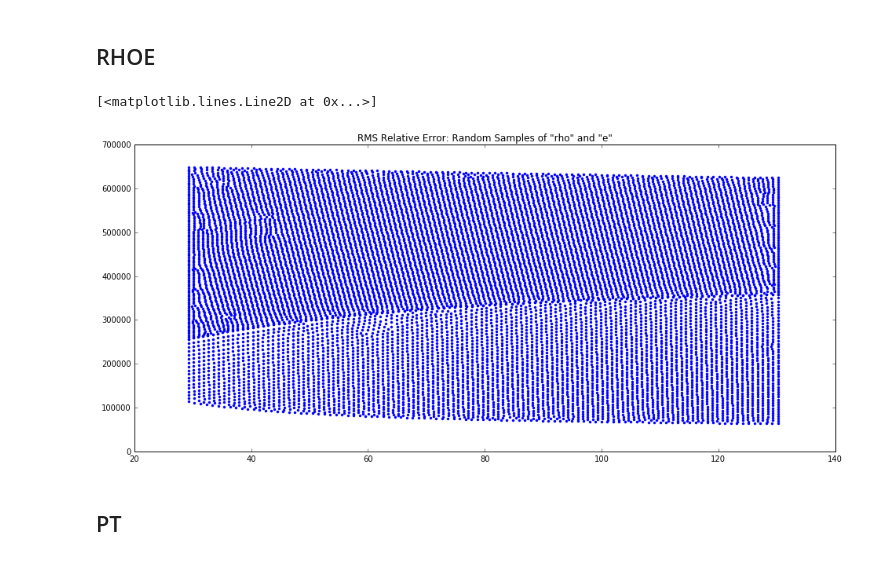
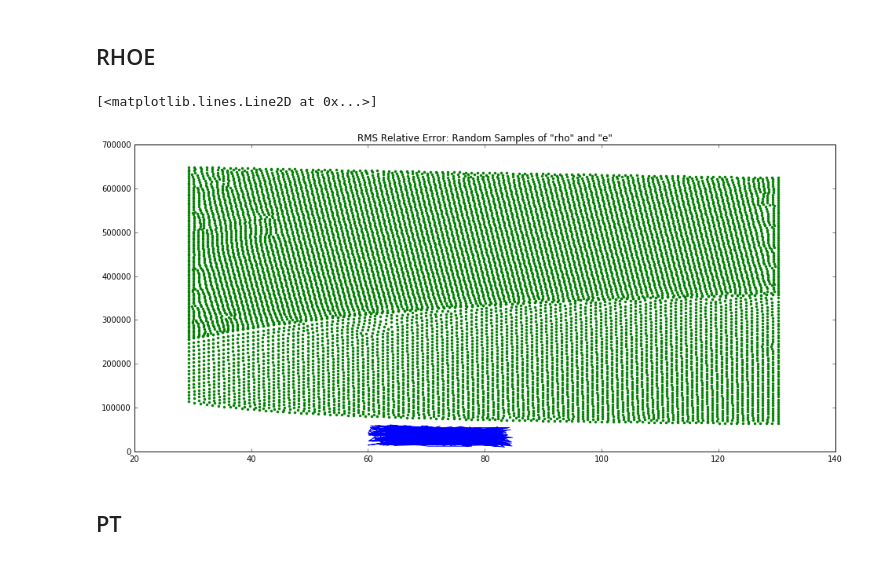
Before and after one commit to MatejKosec/LUTStandAlone, a Jupyter notebook: Verification.ipynb, the cells around one changed output. Drawn from its saved outputs; the diff is of its cells as text; code cells hidden in the pictures.

Commit message:
Implmented RHOE ready for testing

```diff
--- a/Verification.ipynb
+++ b/Verification.ipynb
@@ -109,7 +109,7 @@ def load_interp(filename):
     interp_Mu           = interp_data[:,12];
     #interp_dmudrho_T    = interp_data[:,13];
     #interp_dmudT_rho    = interp_data[:,14];
-    interp_Kt           = interp_data[:,15];
+    interp_Kt           = interp_data[:,13];
     #interp_dktdrho_T    = interp_data[:,16];
     #interp_dktdT_rho    = interp_data[:,17];
     return
@@ -221,16 +221,17 @@ def plot_mesh(x,y):
 # %%
 %matplotlib inline
 plt.figure(figsize=(16,7))
 plt.title('RMS Relative Error: Random Samples of "rho" and "e"')
-#load_interp('rhoe_out.dat')
+load_interp('rhoe_out.dat')
+plt.plot(interp_Density,interp_StaticEnergy)
 #REL_ERR = plot_RMS(interp_Density,interp_StaticEnergy)
+plt.plot(mesh_Density, mesh_Enthalpy,'.')
 #plot_mesh(mesh_Density, mesh_StaticEnergy);
 #plot_hist_RMS(REL_ERR);
 #plot_hist_Individual('Density','StaticEnergy');
-plt.plot(mesh_Density, mesh_Enthalpy,'.')
 # %% [output]
 [<matplotlib.lines.Line2D at 0x...>]
-[figure, old version]
+[figure, new version]
 # %% [markdown]
 ## PT
 # %%
```
Also changed, not shown: 5 other files.
